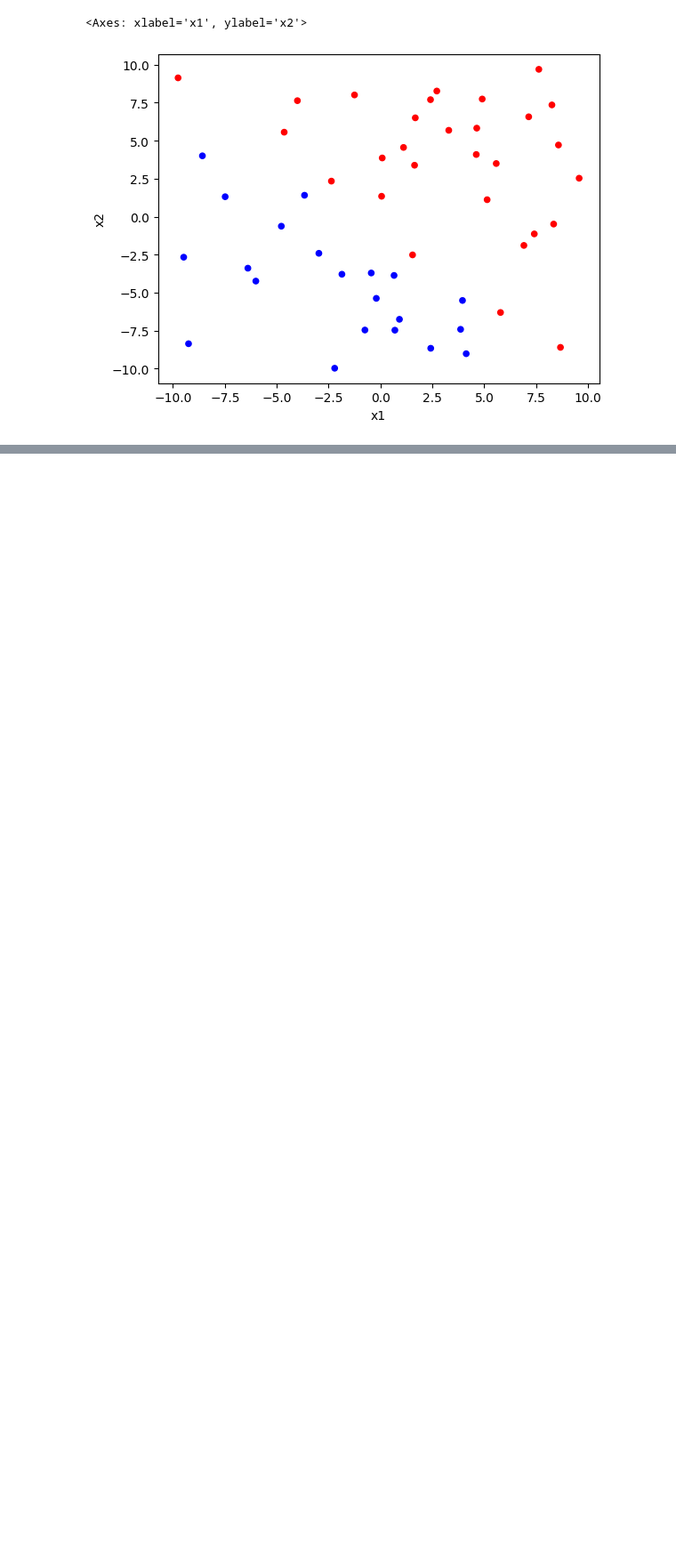
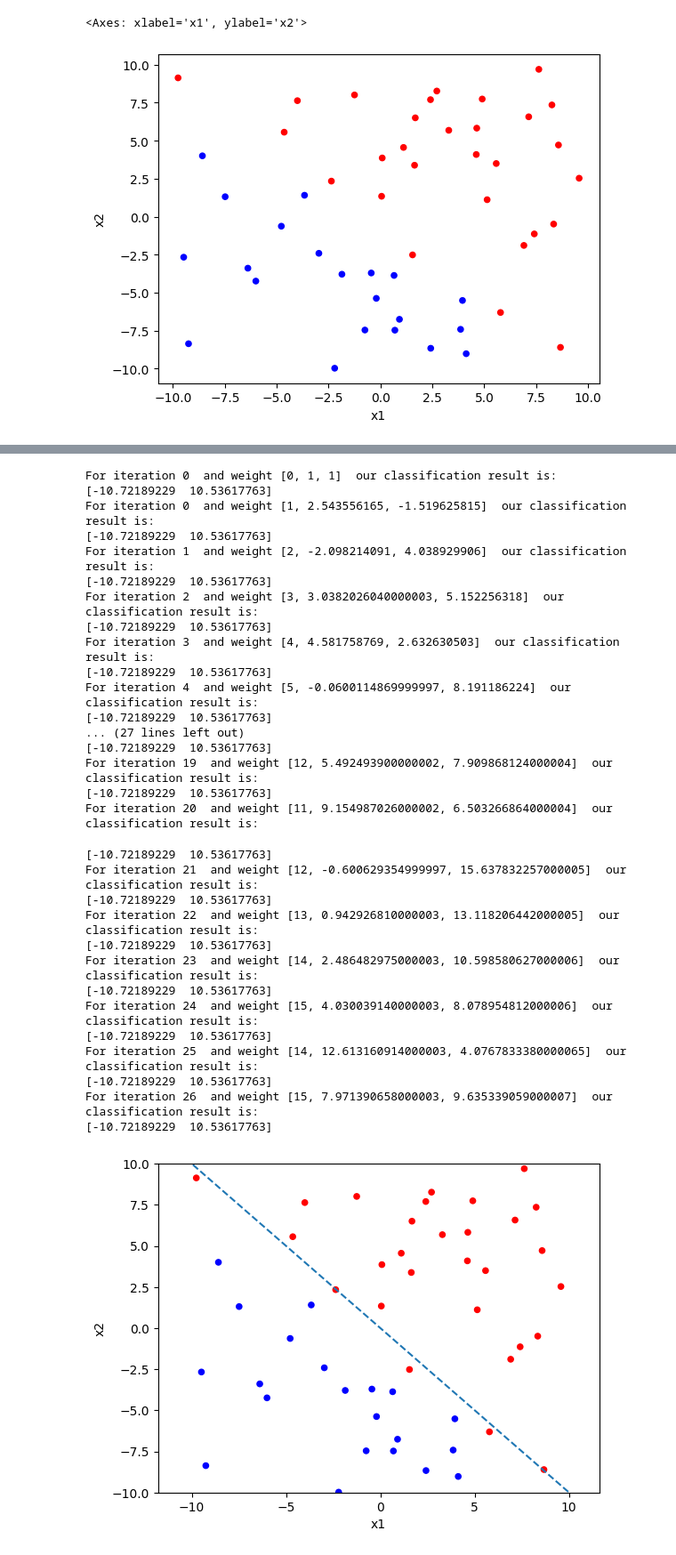
Before and after one commit to arielle00/CMPE257, a Jupyter notebook: synthetic_dataset.ipynb, the cells around one changed output, grey strips where cells are left out. Shown at 89% size. Cells and saved outputs as stored; diff of their text form; code cells hidden in the pictures; blank space fills up the shorter version.

```diff
--- a/synthetic_dataset.ipynb
+++ b/synthetic_dataset.ipynb
@@ -47,32 +45,44 @@ def get_sign(x, w):
   return sign(dot_product)
 # %%
 df_y = df["y"]
-classified_h = []
+# classified_h = []
 
 # global misclassified
 #misclassified = {}
 
 def check_for_misclassified(w):
-  print("new weight: " , w);
+  # print("new weight: " , w);
   misclassified = {}
-  print("before:",misclassified)
-  classified_h = []
+  # print("before:",misclassified)
+  classified_on_current_w_line = []
   for i in range (df.shape[0]):
-    classified_h.append(get_sign(df.iloc[i],w))
+    classified_on_current_w_line.append(get_sign(df.iloc[i],w))
 
-    if(classified_h[i]!=df_y[i]):
-        misclassified[i] = classified_h[i]
+    if(classified_on_current_w_line[i]!=df_y[i]):
+        misclassified[i] = classified_on_current_w_line[i]
 
-  print(classified_h)
-  print("after:",misclassified)
+  # print(classified_on_current_w_line)
+  # print("after:",misclassified)
   return misclassified
 # %%
+def plot_it(i, w):
+  print ("For iteration", i, " and weight", w, " our classification result is: ")
+  col = df['y'].map({-1:'b', 1:'r'})
+  df.plot.scatter(x='x1', y='x2', c=col)
+  axes = plt.gca()
+  axes.set_ylim(-10,10)
+
+  x_vals = np.array(axes.get_xlim())
+  print(x_vals)
+  y_vals = -w[0]/w[2] - w[1]/w[2] * x_vals
+  plt.plot(x_vals, y_vals, '--')
 
 def perceptron():
   w = [0,1,1]
   misclassified = check_for_misclassified(w)
   # print(len(misclassified))
   i=0
+  plot_it(i, w)
   while(len(misclassified)!=0):
 
   #while(i in range(100)):
@@ -82,16 +92,18 @@ def perceptron():
     x1 = df.iloc[list_of_misclass][1]
     x2 = df.iloc[list_of_misclass][2]
     y = df.iloc[list_of_misclass][3]
-    print ("y is plus :: " , y)
+    # print ("y is plus :: " , y)
     # print("misclass",list_of_misclass)
     # y = df_y[]
-    print("misclassified point:",x1,x2)
-    print("",df.iloc[list_of_misclass])
+    # print("misclassified point:",x1,x2)
+    # print("",df.iloc[list_of_misclass])
     w[0] = w[0] + x0*y
     w[1] = w[1] + x1*y
     w[2] = w[2] + x2*y
 
-    print("new w:",w)
+    # print("new w:",w)
     misclassified = check_for_misclassified(w)
+    plot_it(i, w)
     i=i+1
-    print(i)
+
+  return w
@@ -117,0 +110,34 @@ after: {}
+# %%
+w = perceptron()
+# %% [output]
+For iteration 0  and weight [0, 1, 1]  our classification result is:
+[-10.72189229  10.53617763]
+For iteration 0  and weight [1, 2.543556165, -1.519625815]  our classification result is:
+[-10.72189229  10.53617763]
+For iteration 1  and weight [2, -2.098214091, 4.038929906]  our classification result is:
+[-10.72189229  10.53617763]
+For iteration 2  and weight [3, 3.0382026040000003, 5.152256318]  our classification result is:
+[-10.72189229  10.53617763]
+For iteration 3  and weight [4, 4.581758769, 2.632630503]  our classification result is:
+[-10.72189229  10.53617763]
+For iteration 4  and weight [5, -0.0600114869999997, 8.191186224]  our classification result is:
+[-10.72189229  10.53617763]
+... (27 lines left out)
+[-10.72189229  10.53617763]
+For iteration 19  and weight [12, 5.492493900000002, 7.909868124000004]  our classification result is:
+[-10.72189229  10.53617763]
+For iteration 20  and weight [11, 9.154987026000002, 6.503266864000004]  our classification result is:
+[-10.72189229  10.53617763]
+For iteration 21  and weight [12, -0.600629354999997, 15.637832257000005]  our classification result is:
+[-10.72189229  10.53617763]
+For iteration 22  and weight [13, 0.942926810000003, 13.118206442000005]  our classification result is:
+[-10.72189229  10.53617763]
+For iteration 23  and weight [14, 2.486482975000003, 10.598580627000006]  our classification result is:
+[-10.72189229  10.53617763]
+For iteration 24  and weight [15, 4.030039140000003, 8.078954812000006]  our classification result is:
+[-10.72189229  10.53617763]
+For iteration 25  and weight [14, 12.613160914000003, 4.0767833380000065]  our classification result is:
+[-10.72189229  10.53617763]
+For iteration 26  and weight [15, 7.971390658000003, 9.635339059000007]  our classification result is:
+[-10.72189229  10.53617763]
+[figure, added]
```
Also changed, not shown: parts of 4 cells of this notebook.
